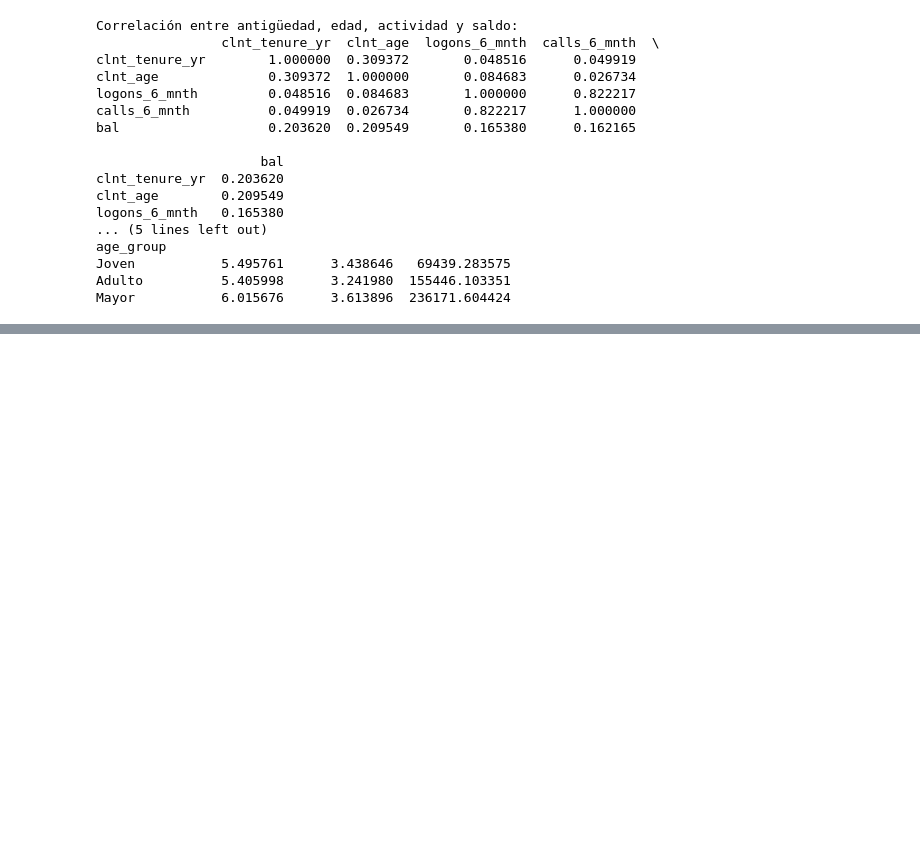
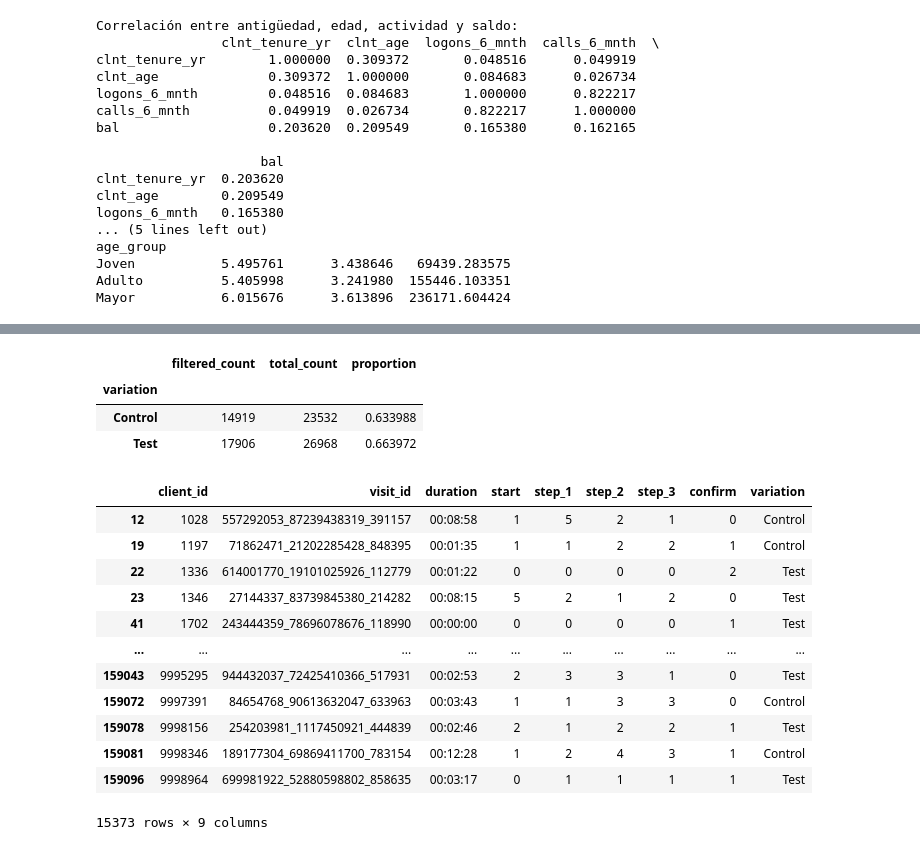
Before and after one commit to datasilvia/Statistics-project, a Jupyter notebook: Analisis Clientes/Client_Analysis.ipynb, the cells around one changed output, grey strips where cells are left out. Saved outputs shown, nothing was run; the diff lists cells and outputs as text; code cells hidden in the pictures; blank space fills up the shorter version.

Commit message:
'Client Analysis inicio resultados'

```diff
--- a/Analisis Clientes/Client_Analysis.ipynb
+++ b/Analisis Clientes/Client_Analysis.ipynb
@@ -164,3 +136,19 @@ age_group
 Joven           5.495761      3.438646   69439.283575
 Adulto          5.405998      3.241980  155446.103351
 Mayor           6.015676      3.613896  236171.604424
+# %%
+### RESULTADOS DE LA EXPERIENCIA ###
+
+# Todos los clientes de client_id_final aparecen en client_id_webdata, pero webdata tiene
+# info de clientes que no están en final
+
+
+# Archivo separado por comas
+df_webdata = pd.read_csv('df_webdata.csv')
+df_final = pd.read_csv('df_final_clients.csv')
+
+# Filtrar df_webdata para crear df_participants:
+df_participants = df_webdata[df_webdata['variation'] != "Not participant"]
+
+# Verificar las primeras filas del nuevo DataFrame
+df_participants.head()
@@ -166,0 +162,50 @@ Mayor           6.015676      3.613896  236171.604424
+# %%
+# Filtrar los client_id que tienen confirm >= 1 y start >= 1
+filtered_clients = df_participants[(df_participants['confirm'] >= 1) & (df_participants['start'] >= 1)]
+
+# Contar los client_id únicos que cumplen los criterios, agrupados por variation
+count_filtered_by_variation = filtered_clients.groupby('variation')['client_id'].nunique()
+
+# Contar el total de client_id únicos por variation
+total_clients_by_variation = df_participants.groupby('variation')['client_id'].nunique()
+
+# Combinar ambos conteos en un DataFrame
+result = pd.DataFrame({
+    'filtered_count': count_filtered_by_variation,
+    'total_count': total_clients_by_variation
+}).fillna(0)
+
+# Calcular proporciones
+result['proportion'] = result['filtered_count'] / result['total_count']
+
+# Mostrar el resultado
+result
+# %% [output]
+|  | filtered_count | total_count | proportion |
+| variation |  |  |  |
+| Control | 14919 | 23532 | 0.633988 |
+| Test | 17906 | 26968 | 0.663972 |
+# %%
+# Filtrar filas que no cumplan con la condición start >= step_1 >= step_2 >= step_3 >= confirm
+filtered_df = df_participants[
+    ~(df_participants['start'] >= df_participants['step_1']) |
+    ~(df_participants['step_1'] >= df_participants['step_2']) |
+    ~(df_participants['step_2'] >= df_participants['step_3']) |
+    ~(df_participants['step_3'] >= df_participants['confirm'])
+]
+
+filtered_df
+# %% [output]
+|  | client_id | visit_id | duration | start | step_1 | step_2 | step_3 | confirm | variation |
+| 12 | 1028 | 557292053_87239438319_391157 | 00:08:58 | 1 | 5 | 2 | 1 | 0 | Control |
+| 19 | 1197 | 71862471_21202285428_848395 | 00:01:35 | 1 | 1 | 2 | 2 | 1 | Control |
+| 22 | 1336 | 614001770_19101025926_112779 | 00:01:22 | 0 | 0 | 0 | 0 | 2 | Test |
+| 23 | 1346 | 27144337_83739845380_214282 | 00:08:15 | 5 | 2 | 1 | 2 | 0 | Test |
+| 41 | 1702 | 243444359_78696078676_118990 | 00:00:00 | 0 | 0 | 0 | 0 | 1 | Test |
+| ... | ... | ... | ... | ... | ... | ... | ... | ... | ... |
+| 159043 | 9995295 | 944432037_72425410366_517931 | 00:02:53 | 2 | 3 | 3 | 1 | 0 | Test |
+| 159072 | 9997391 | 84654768_90613632047_633963 | 00:03:43 | 1 | 1 | 3 | 3 | 0 | Control |
+| 159078 | 9998156 | 254203981_1117450921_444839 | 00:02:46 | 2 | 1 | 2 | 2 | 1 | Test |
+| 159081 | 9998346 | 189177304_69869411700_783154 | 00:12:28 | 1 | 2 | 4 | 3 | 1 | Control |
+| 159096 | 9998964 | 699981922_52880598802_858635 | 00:03:17 | 0 | 1 | 1 | 1 | 1 | Test |
+15373 rows × 9 columns
```
Also changed, not shown: parts of 4 cells of this notebook, 2 other files.
